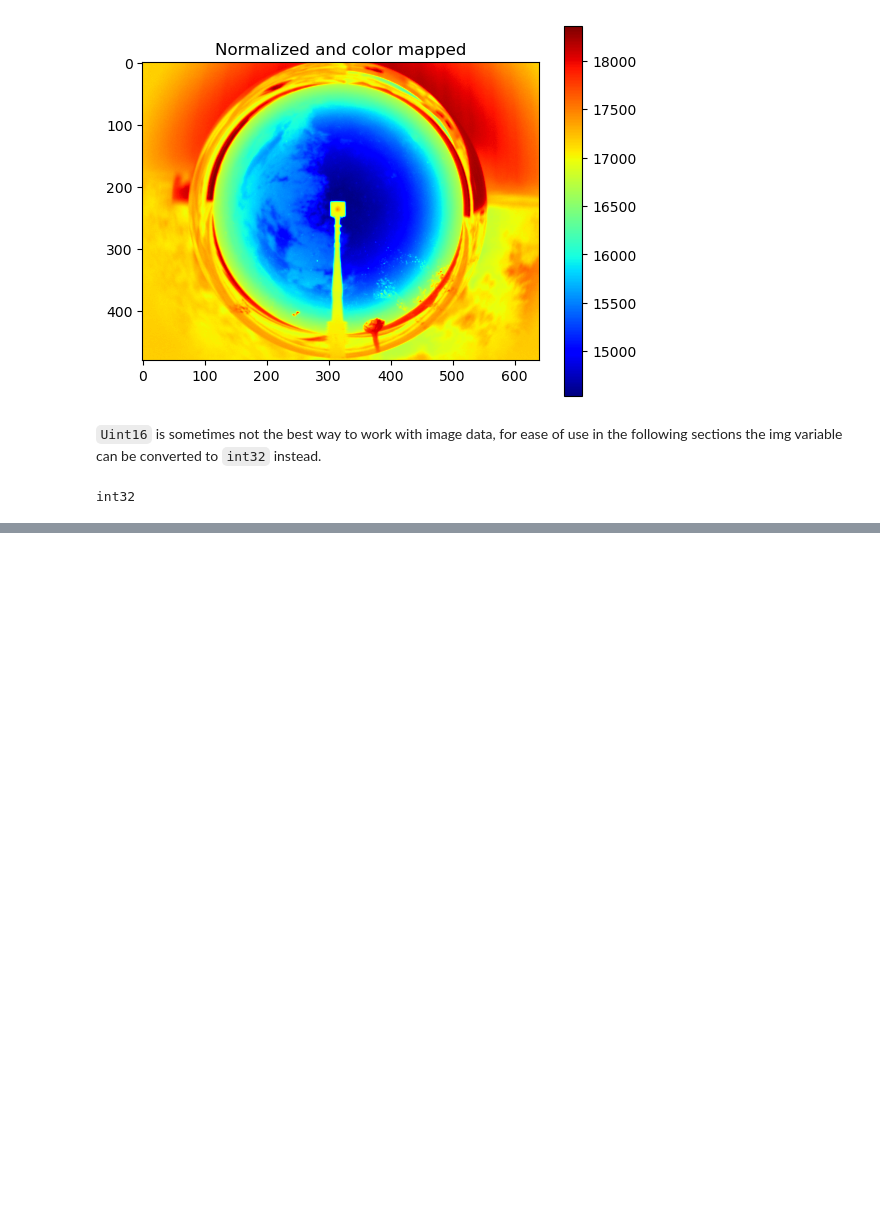
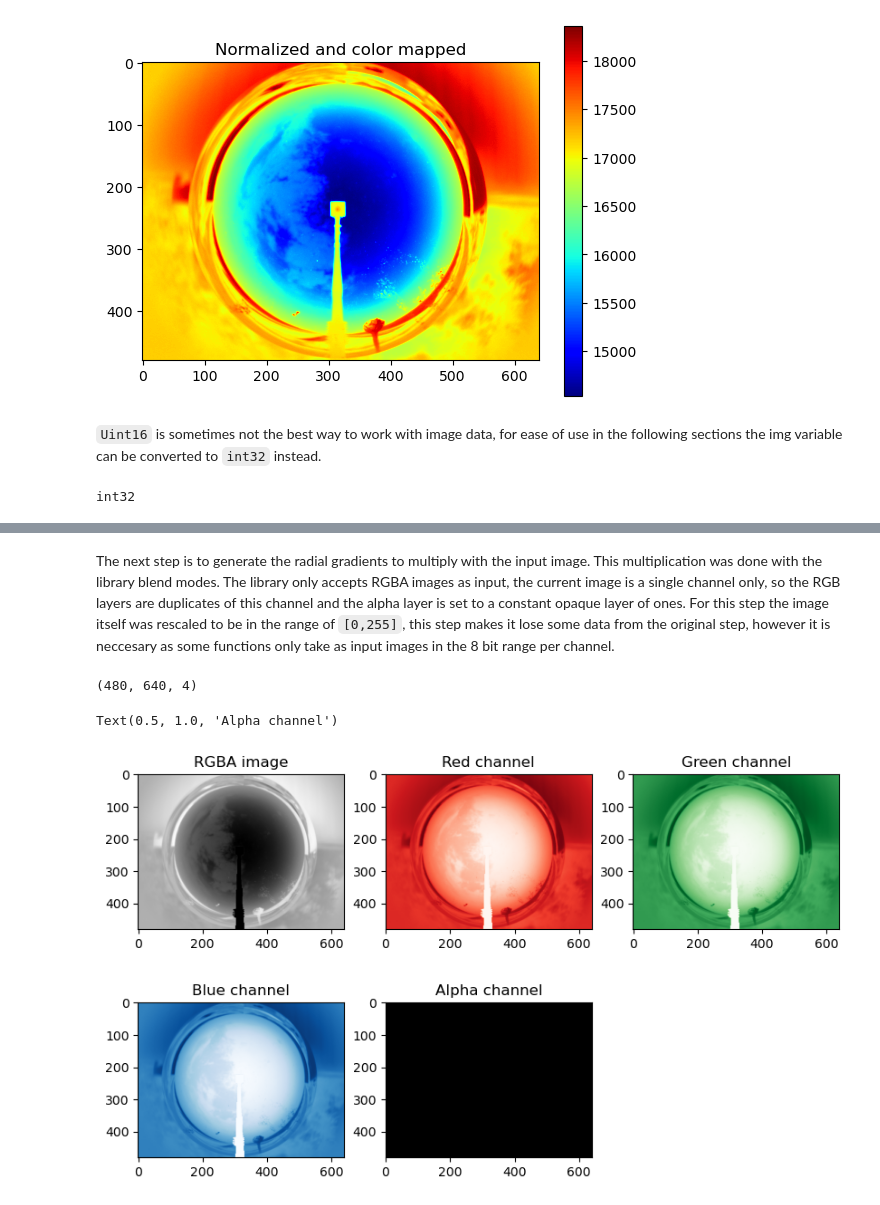
Before and after one commit to rodhervan/SkyImFeatures, a Jupyter notebook: Final_document.ipynb, the cells around one changed output, grey strips where cells are left out. Cells and saved outputs as stored; diff of their text form; code cells hidden in the pictures; blank space fills up the shorter version.

```diff
--- a/Final_document.ipynb
+++ b/Final_document.ipynb
@@ -71,0 +75,46 @@ plt.colorbar()
+# %% [markdown]
+The next step is to generate the radial gradients to multiply with the input image. This multiplication was done with the library blend modes. The library only accepts RGBA images as input, the current image is a single channel only, so the RGB layers are duplicates of this channel and the alpha layer is set to a constant opaque layer of ones. For this step the image itself was rescaled to be in the range of `[0,255]`, this step makes it lose some data from the original step, however it is neccesary as some functions only take as input images in the 8 bit range per channel.
+# %%
+# The following function can be used to generate an RGBA image
+def TwoDToRGBA (img):
+    # Inputs to blend_modes need to be numpy arrays.
+    background_img = np.array(img)
+    # Rescale the pixel values to the range [0, 255]
+    scaled_img = ((background_img - np.min(background_img)) / (np.max(background_img) - np.min(background_img)) * 255).astype(np.uint8)
+    # Creates an RGBA zeros image with the rescaled content
+    rgba_image = np.zeros((background_img.shape[0], background_img.shape[1], 4), dtype=np.uint8)
+    # The rescaled values get copied to every channel
+    rgba_image[:, :, 0:3] = scaled_img[:, :, np.newaxis]
+    # The alpha channel is set to a constant value of 255, for a fully opaque channel
+    alpha_value = 255
+    rgba_image[:, :, 3] = alpha_value
+    # Now 'rgba_image' is an RGBA image with dimensions (~, ~, 4)
+    return rgba_image
+
+rgba_image = TwoDToRGBA (img)
+print(rgba_image.shape)
+
+plt.figure(figsize=(10,6))
+plt.subplot(2, 3, 1)
+plt.imshow(rgba_image)
+plt.title("RGBA image")
+
+plt.subplot(2, 3, 2)
+plt.imshow(rgba_image[:,:,0], cmap="Reds")
+plt.title("Red channel")
+
+plt.subplot(2, 3, 3)
+plt.imshow(rgba_image[:,:,1], cmap="Greens")
+plt.title("Green channel")
+
+plt.subplot(2, 3, 4)
+plt.imshow(rgba_image[:,:,2], cmap="Blues")
+plt.title("Blue channel")
+
+plt.subplot(2, 3, 5)
+plt.imshow(rgba_image[:,:,3], cmap="gray")
+plt.title("Alpha channel")
+# %% [output]
+(480, 640, 4)
+Text(0.5, 1.0, 'Alpha channel')
+[figure, added]
```
Also changed, not shown: parts of 17 cells of this notebook.
